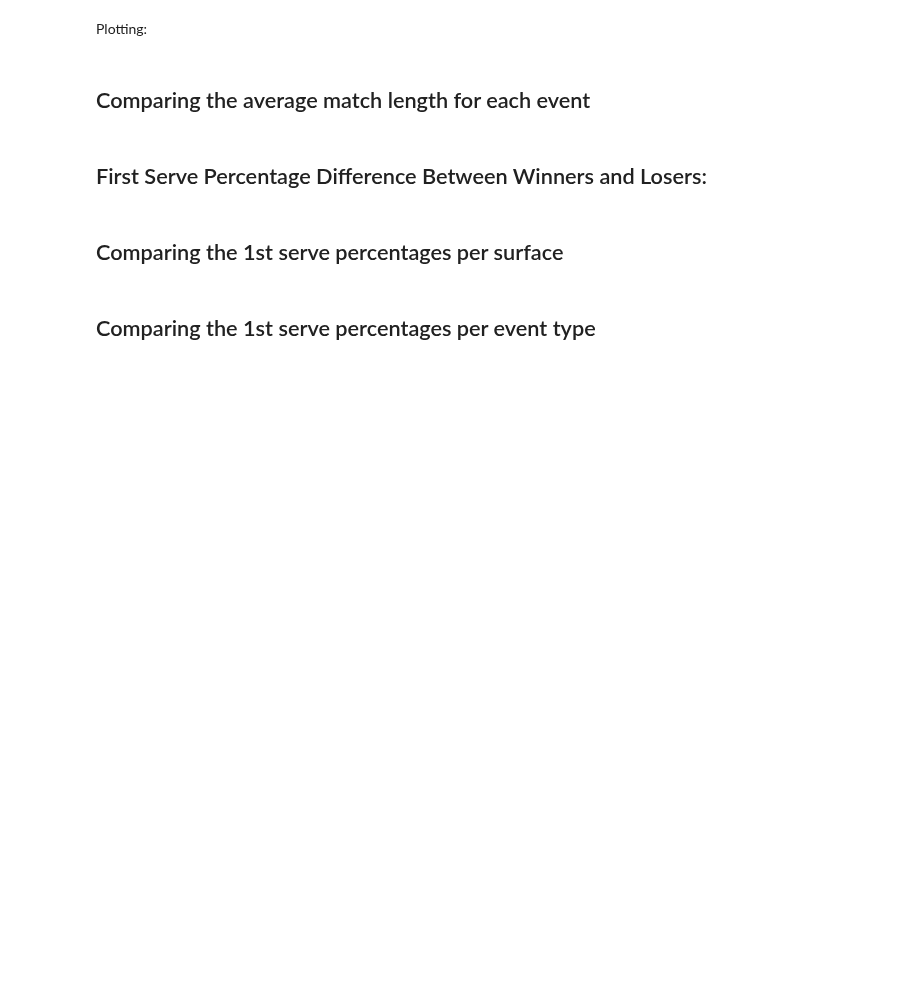
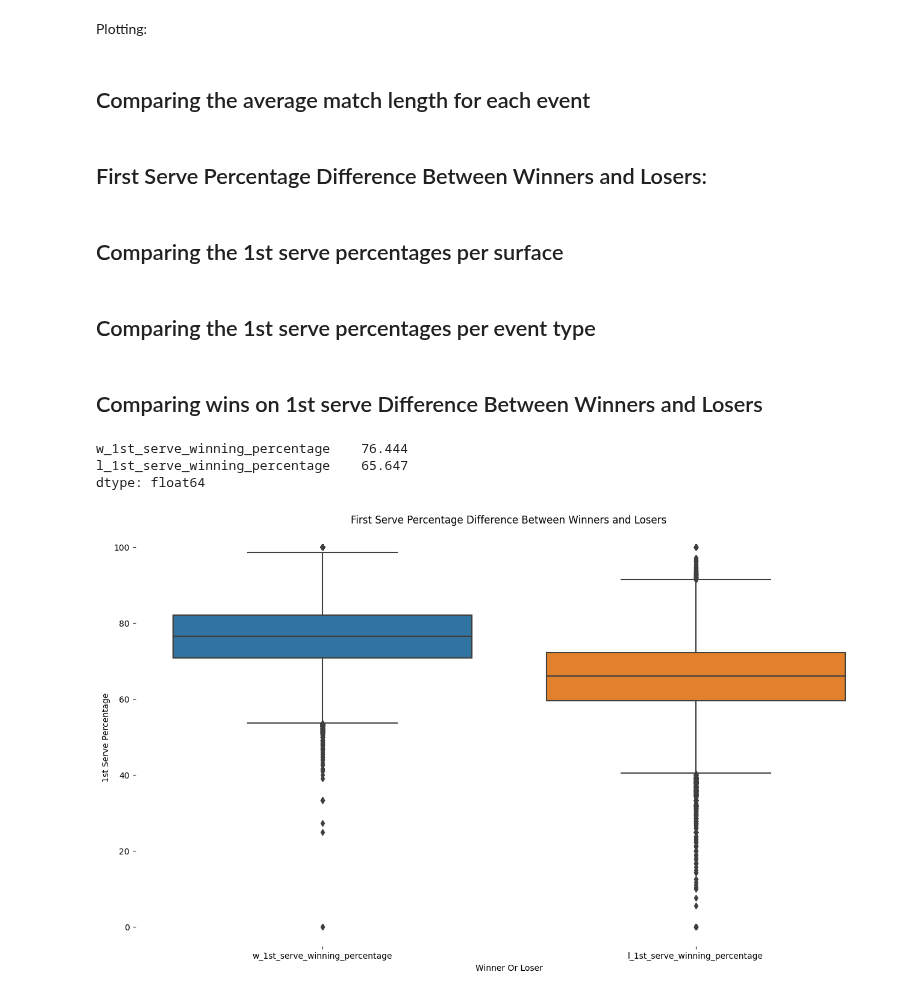
Before and after one commit to YoavWeller/Tennis_Analysis, a Jupyter notebook: tennis_analysis.ipynb, the cells around one changed output. Cells and saved outputs as stored; diff of their text form; code cells hidden in the pictures; blank space fills up the shorter version.

Commit message:
Update tennis_analysis.ipynb
Creating new bivariate analysis - comparing the winnings on first serve between winners and losers

```diff
--- a/tennis_analysis.ipynb
+++ b/tennis_analysis.ipynb
@@ -817,3 +800,28 @@ first_serve_percentage_by_event_type_plot.set_title("First Serve Percentage Diff
 
 # Showing the plot
 plt.show()
+# %% [markdown]
+## Comparing wins on 1st serve Difference Between Winners and Losers
+# %%
+round(combined_df[["w_1st_serve_winning_percentage", "l_1st_serve_winning_percentage"]].mean(), 3)
+# %% [output]
+w_1st_serve_winning_percentage    76.444
+l_1st_serve_winning_percentage    65.647
+dtype: float64
+# %%
+# Creating the plot
+plt.figure(figsize=(16,9))
+winning_first_serve_percentage_winners_vs_losers_plot = sns.boxplot(data=combined_df[["w_1st_serve_winning_percentage", "l_1st_serve_winning_percentage"]])
+
+# Removing the frame
+sns.despine(left=True, bottom=True)
+
+# Titles
+winning_first_serve_percentage_winners_vs_losers_plot.set_xlabel("Winner Or Loser")
+winning_first_serve_percentage_winners_vs_losers_plot.set_ylabel("1st Serve Percentage")
+winning_first_serve_percentage_winners_vs_losers_plot.set_title("First Serve Percentage Difference Between Winners and Losers")
+
+# Showing the plot
+plt.show()
+# %% [output]
+[figure, added]
```
Also changed, not shown: parts of 5 cells of this notebook.
